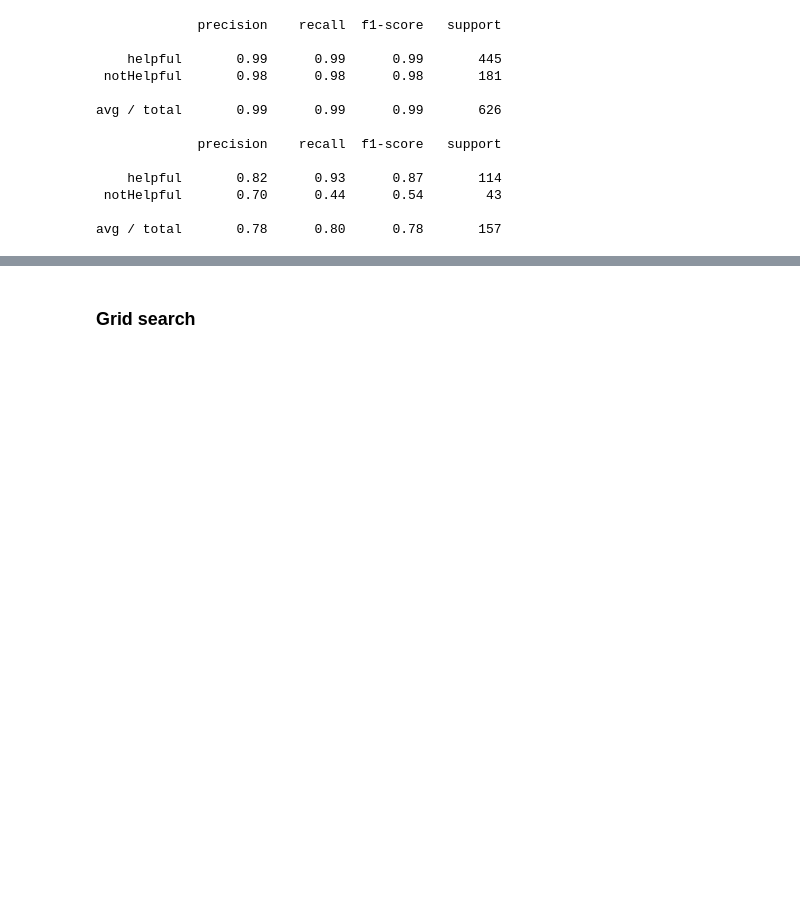
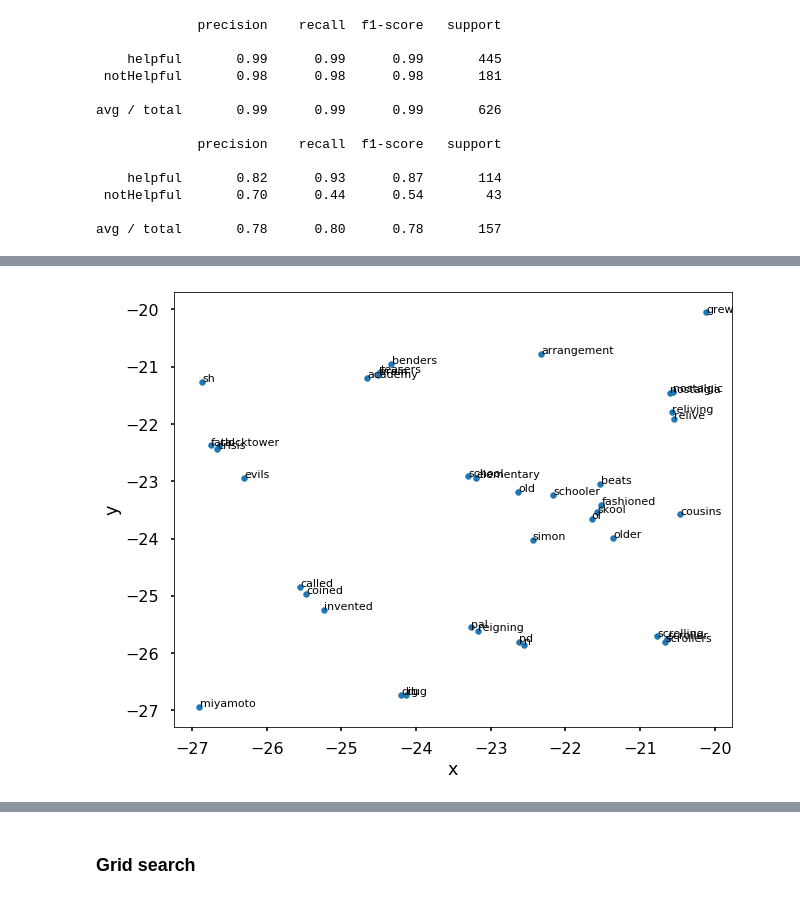
Before and after one commit to adamazon/adamazon-code, a Jupyter notebook: Helpful score prediction.ipynb, the cells around one changed output, grey strips where cells are left out. Drawn from its saved outputs; the diff is of its cells as text; code cells hidden in the pictures; blank space fills up the shorter version.

```diff
--- a/Helpful score prediction.ipynb
+++ b/Helpful score prediction.ipynb
@@ -395,0 +576,16 @@ avg / total       0.78      0.80      0.78       157
+# %%
+def plot_region(x_bounds, y_bounds):
+    slice = points[
+        (x_bounds[0] <= points.x) &
+        (points.x <= x_bounds[1]) &
+        (y_bounds[0] <= points.y) &
+        (points.y <= y_bounds[1])
+    ]
+
+    ax = slice.plot.scatter("x", "y", s=35, figsize=(10, 8))
+    for i, point in slice.iterrows():
+        ax.text(point.x + 0.005, point.y + 0.005, point.word, fontsize=11)
+
+plot_region(x_bounds=(-27, -20), y_bounds=(-27, -20))
+# %% [output]
+[figure, added]
```
Also changed, not shown: parts of 15 cells of this notebook.
